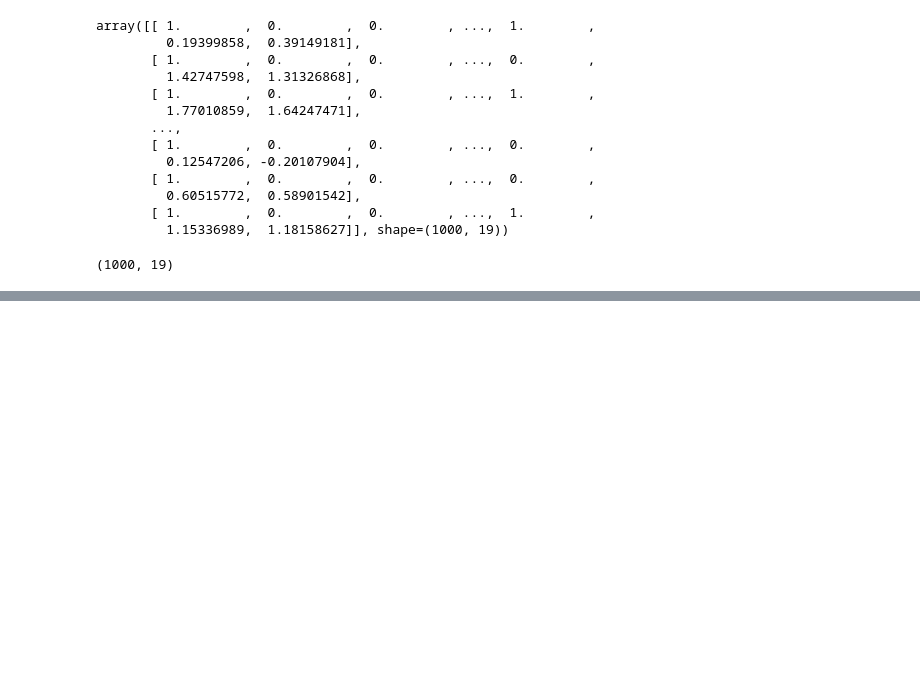
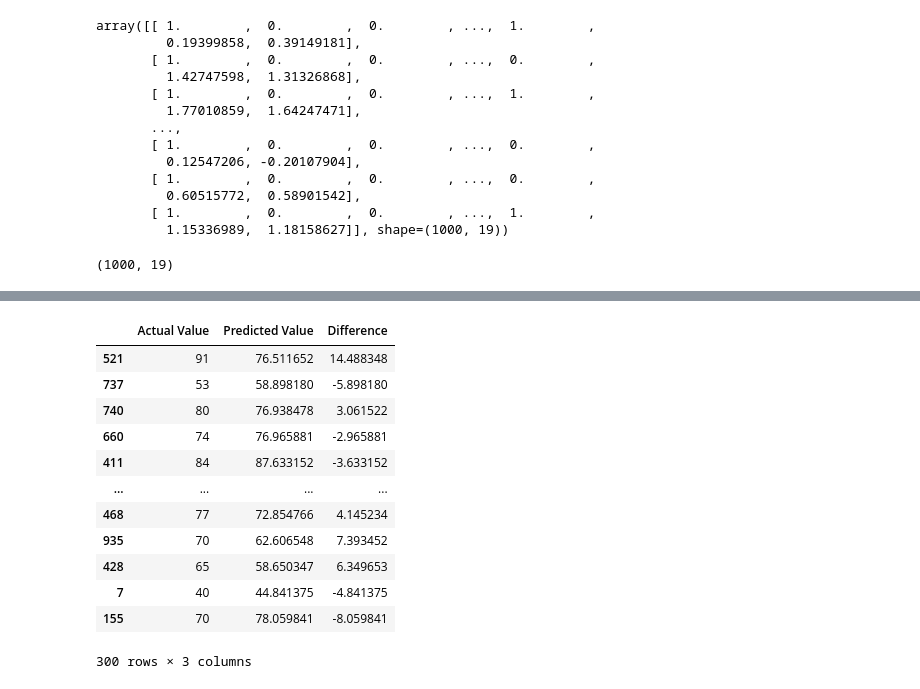
Before and after one commit to vamshisaideep9/mlproject, a Jupyter notebook: notebook/data/MODEL_TRAINING.ipynb, the cells around one changed output, grey strips where cells are left out. Drawn from its saved outputs; the diff is of its cells as text; code cells hidden in the pictures; blank space fills up the shorter version.

```diff
--- a/notebook/data/MODEL_TRAINING.ipynb
+++ b/notebook/data/MODEL_TRAINING.ipynb
@@ -125,0 +200,18 @@ for i in range(len(list(models))):
+# %%
+
+pred_df=pd.DataFrame({'Actual Value':y_test,'Predicted Value':y_pred,'Difference':y_test-y_pred})
+pred_df
+# %% [output]
+|  | Actual Value | Predicted Value | Difference |
+| 521 | 91 | 76.511652 | 14.488348 |
+| 737 | 53 | 58.898180 | -5.898180 |
+| 740 | 80 | 76.938478 | 3.061522 |
+| 660 | 74 | 76.965881 | -2.965881 |
+| 411 | 84 | 87.633152 | -3.633152 |
+| ... | ... | ... | ... |
+| 468 | 77 | 72.854766 | 4.145234 |
+| 935 | 70 | 62.606548 | 7.393452 |
+| 428 | 65 | 58.650347 | 6.349653 |
+| 7 | 40 | 44.841375 | -4.841375 |
+| 155 | 70 | 78.059841 | -8.059841 |
+300 rows × 3 columns
```
Also changed, not shown: parts of 6 cells of this notebook, 14 other files.
